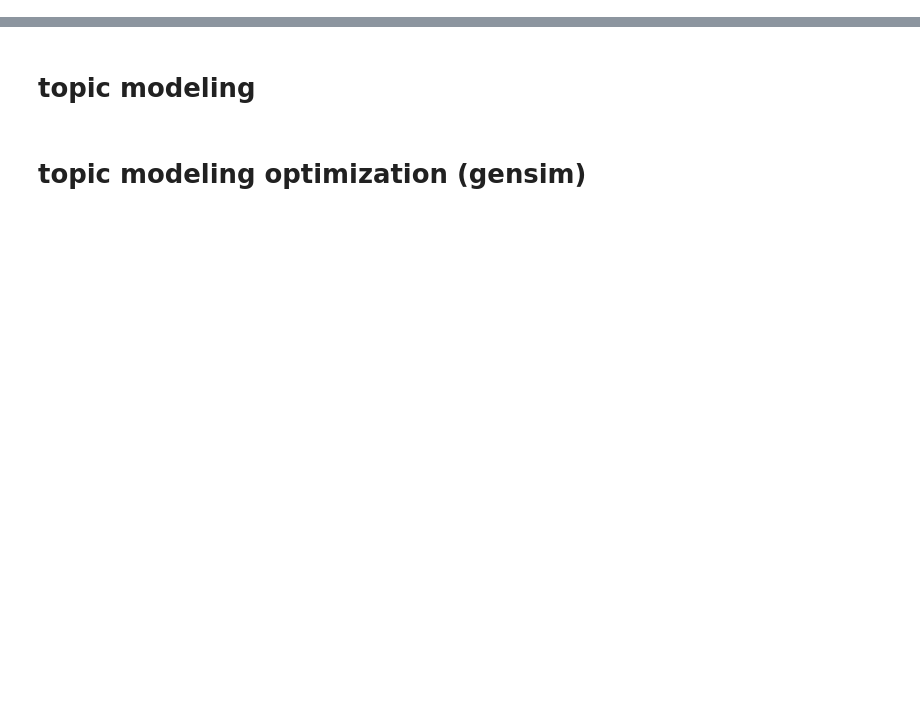
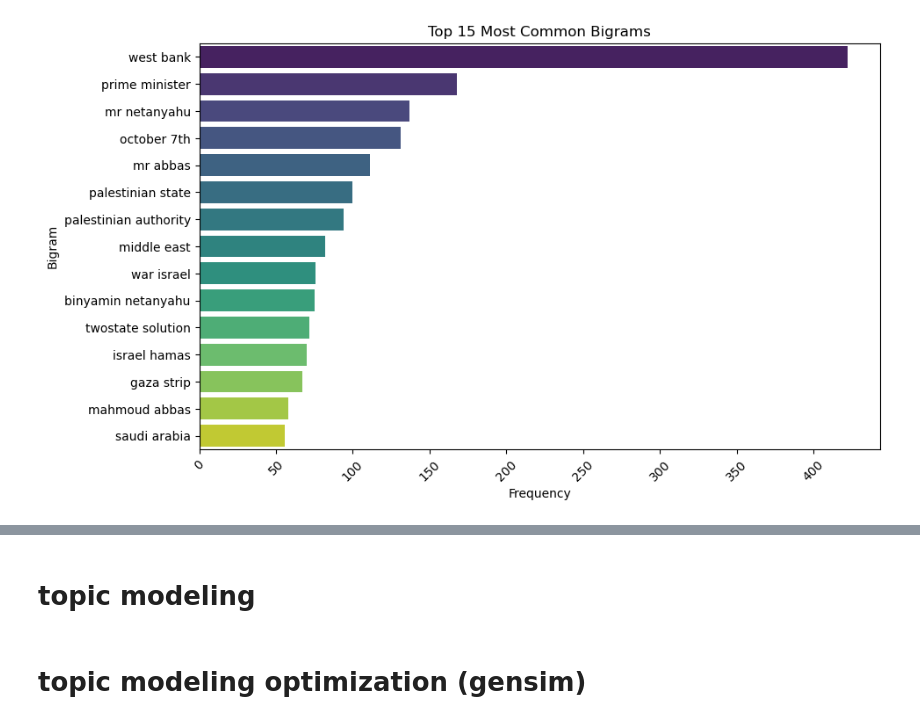
Before and after one commit to minahilm11/SIMM71, a Jupyter notebook: Assignment_1.ipynb, the cells around one changed output, grey strips where cells are left out. Drawn from its saved outputs; the diff is of its cells as text; code cells hidden in the pictures; blank space fills up the shorter version.

```diff
--- a/Assignment_1.ipynb
+++ b/Assignment_1.ipynb
@@ -88,0 +116,28 @@ plt.show()
+# %%
+import nltk
+from nltk import bigrams
+from nltk.probability import FreqDist
+#bigram frequency
+combined_corpus = np.concatenate(clean_corpus)
+# Create a list of all bigrams in the clean_corpus
+all_bigrams = list(bigrams(combined_corpus))
+
+# Calculate the frequency distribution of the bigrams
+bigram_freq = FreqDist(all_bigrams)
+
+# Get the most common bigrams
+top_n = 15
+most_common_bigrams = bigram_freq.most_common(top_n)
+
+bigram_labels = [' '.join(bigram) for bigram, _ in most_common_bigrams]
+frequencies = [freq for _, freq in most_common_bigrams]
+data = pd.DataFrame({'Bigram': bigram_labels, 'Frequency': frequencies})
+
+
+plt.figure(figsize=(10, 6))
+sns.barplot(y='Bigram', x='Frequency', data=data, palette='viridis')
+plt.title(f'Top {top_n} Most Common Bigrams')
+plt.xticks(rotation=45)
+plt.show()
+# %% [output]
+[figure, added]
```
Also changed, not shown: parts of 30 cells of this notebook, 5 other files.
